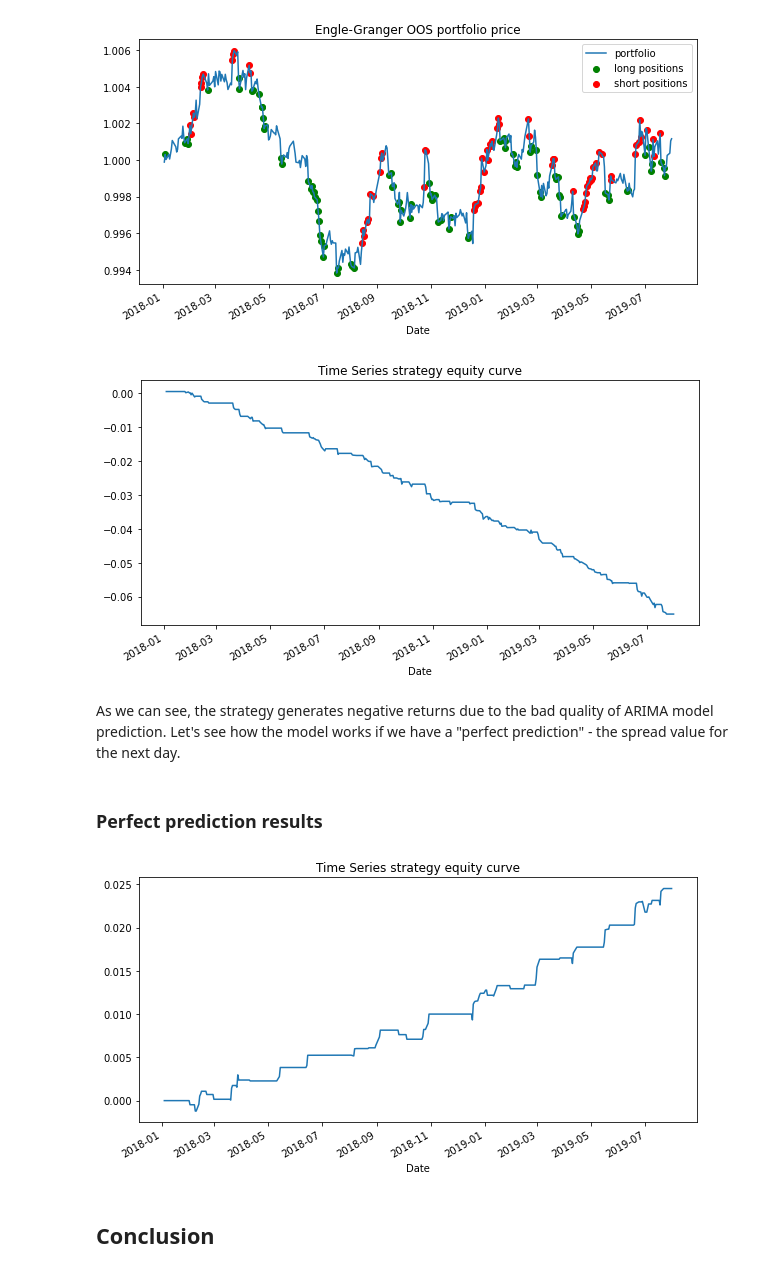
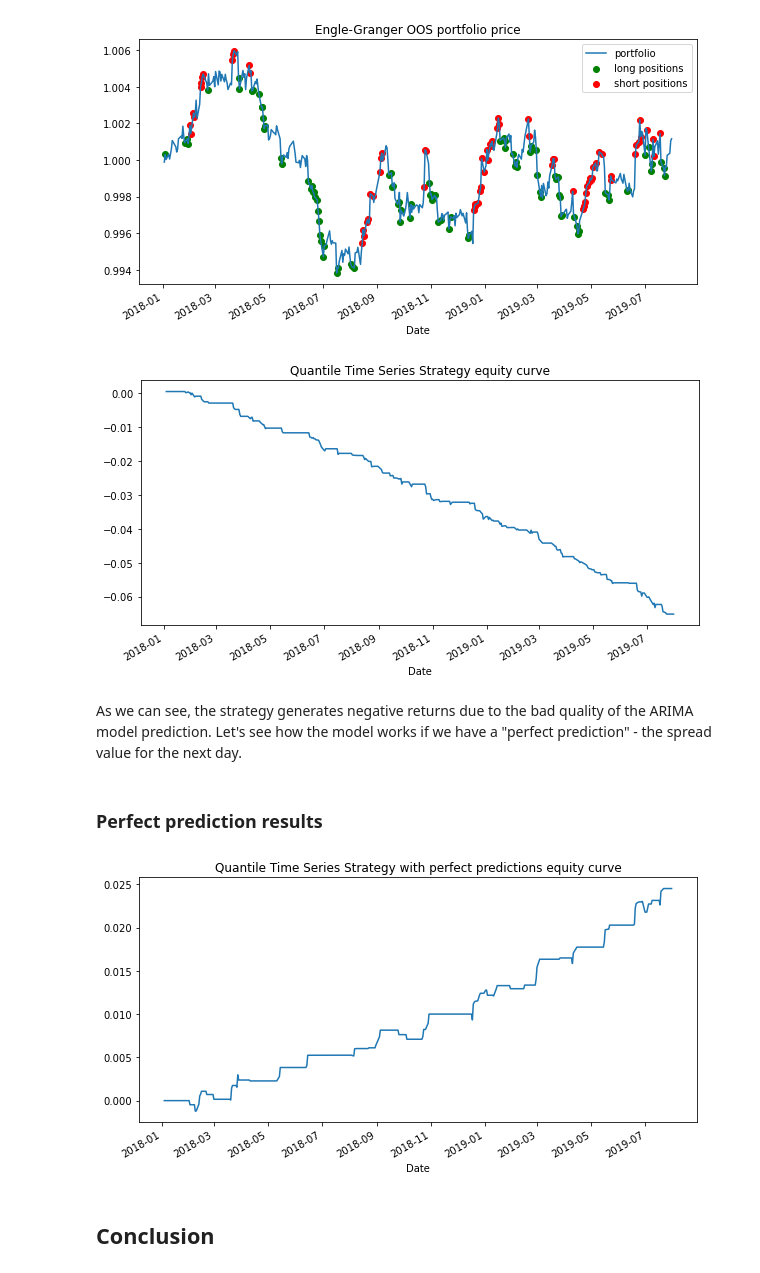
Before and after one commit to hudson-and-thames/arbitrage_research, a Jupyter notebook: Other Approaches/quantile_time_series.ipynb, the cells around one changed output. Drawn from its saved outputs; the diff is of its cells as text; code cells hidden in the pictures.

```diff
--- a/Other Approaches/quantile_time_series.ipynb
+++ b/Other Approaches/quantile_time_series.ipynb
@@ -186,6 +202,9 @@ eg_portfolio_price.diff().plot(title='Portfolio differences', figsize=(10,5));
 # %% [output]
 [figure]
 # %%
-time_series_trading = al.other_approaches.QuantileTimeSeriesTradingStrategy(long_quantile=0.8, short_quantile=0.2) # Init strategy class
-time_series_trading.fit_thresholds(eg_portfolio_price) # Fit portfilio to find Q_{-} and Q_{+}
+# Init strategy class
+time_series_trading = al.time_series_approach.QuantileTimeSeriesTradingStrategy(long_quantile=0.8, short_quantile=0.2)
+
+# Fit portfilio to find Q_{-} and Q_{+}
+time_series_trading.fit_thresholds(eg_portfolio_price)
 # %%
@@ -240,15 +266,18 @@ plt.legend(loc='best');
 # %%
 # Generate equity curve
 equity_curve = (positions * test_portfolio_price.diff()).cumsum()
-equity_curve.plot(title='Time Series strategy equity curve', figsize=(10, 5));
+equity_curve.plot(title='Quantile Time Series Strategy equity curve', figsize=(10, 5));
 # %% [output]
-[figure, old version]
+[figure, new version]
 # %% [markdown]
-As we can see, the strategy generates negative returns due to the bad quality of ARIMA model prediction. Let's see how the model works if we have a "perfect prediction" - the spread value for the next day.
+As we can see, the strategy generates negative returns due to the bad quality of the ARIMA model prediction. Let's see how the model works if we have a "perfect prediction" - the spread value for the next day.
 # %% [markdown]
 ### Perfect prediction results
 # %%
-perfect_series_trading = al.other_approaches.QuantileTimeSeriesTradingStrategy(long_quantile=0.8, short_quantile=0.2) # Init strategy class
+# Init strategy class
+perfect_series_trading = al.time_series_approach.QuantileTimeSeriesTradingStrategy(long_quantile=0.8, short_quantile=0.2)
+
+# Getting the threshold values
 perfect_series_trading.fit_thresholds(eg_portfolio_price)
 # %%
 # Use difference between prediction and actual value to trade the spread
@@ -259,9 +288,9 @@ positions = pd.Series(index=test_portfolio_price.index, data=perfect_series_trad
 # %%
 # Generate equity curve for "perfect" prediction.
 perfect_equity_curve = (positions * test_portfolio_price.diff()).cumsum()
-perfect_equity_curve.plot(title='Time Series strategy equity curve', figsize=(10, 5));
+perfect_equity_curve.plot(title='Quantile Time Series Strategy with perfect predictions equity curve', figsize=(10, 5));
 # %% [output]
-[figure, old version]
+[figure, new version]
 # %% [markdown]
 ## Conclusion
 # %% [markdown]
```
Also changed, not shown: parts of 22 cells of this notebook.
